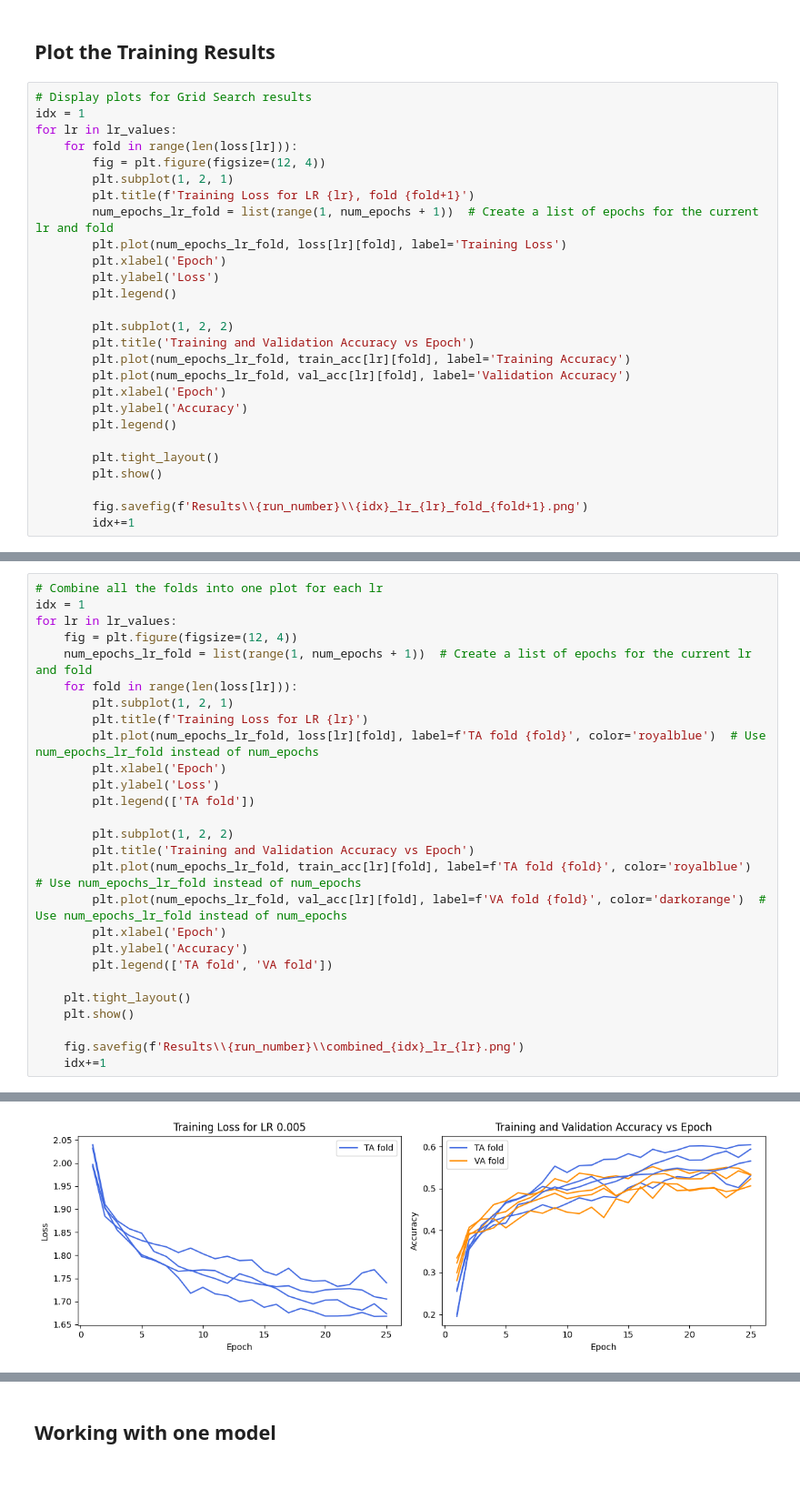
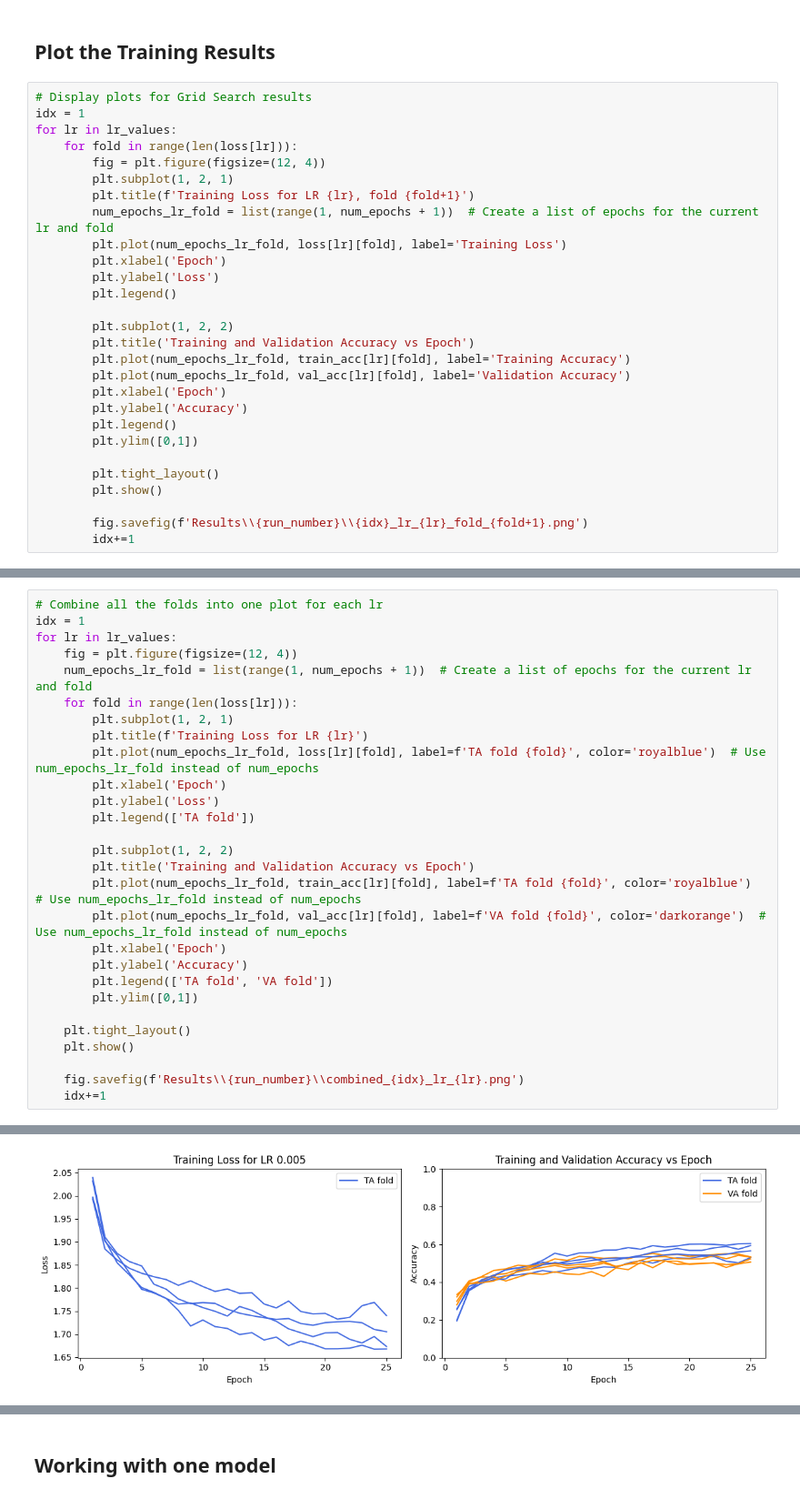
Before and after one commit to janelletam/emotion-classifier, a Jupyter notebook: Semi_final_codes.ipynb, the cells around one changed output, grey strips where cells are left out. Shown at 91% size. Drawn from its saved outputs; the diff is of its cells as text.

Commit message:
update notebook code and plots

```diff
--- a/Semi_final_codes.ipynb
+++ b/Semi_final_codes.ipynb
@@ -564,6 +564,7 @@ for lr in lr_values:
         plt.xlabel('Epoch')
         plt.ylabel('Accuracy')
         plt.legend()
+        plt.ylim([0,1])
 
         plt.tight_layout()
         plt.show()
@@ -605,6 +606,7 @@ for lr in lr_values:
         plt.xlabel('Epoch')
         plt.ylabel('Accuracy')
         plt.legend(['TA fold', 'VA fold'])
+        plt.ylim([0,1])
 
     plt.tight_layout()
     plt.show()
@@ -617 +619 @@ for lr in lr_values:
-[figure, old version]
+[figure, new version]
```
Also changed, not shown: parts of 2 cells of this notebook.
